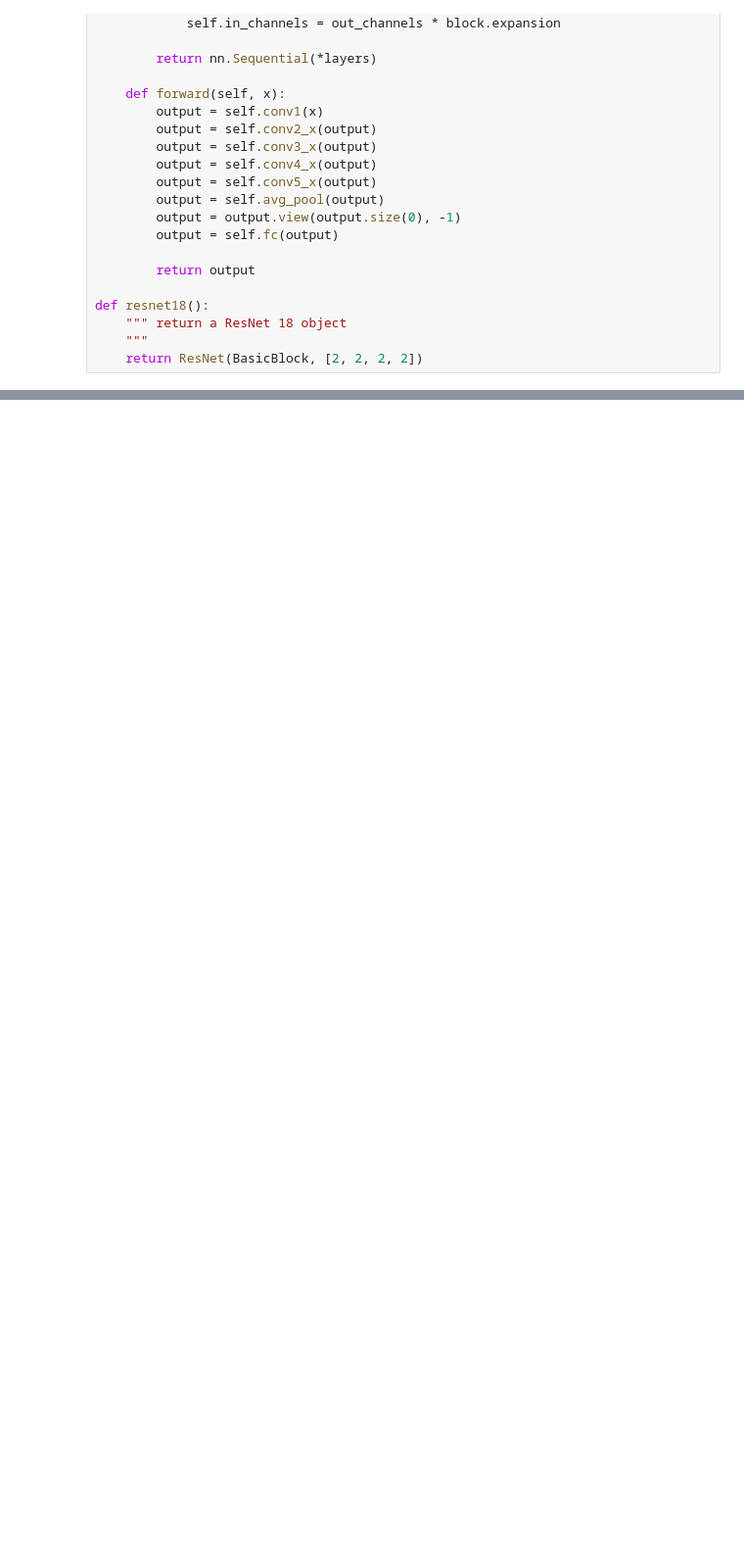
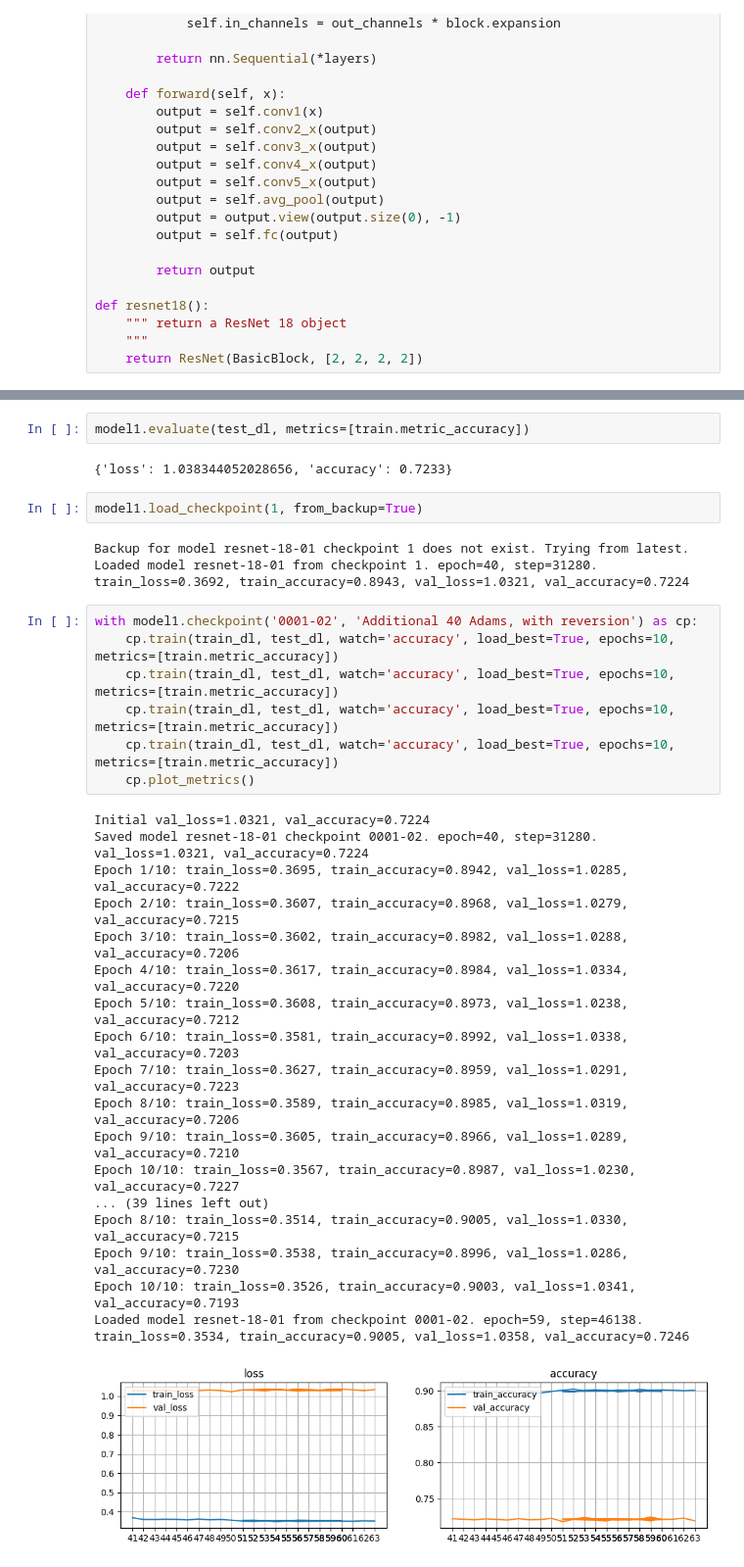
Before and after one commit to vaharoni/cv-sprint, a Jupyter notebook: models/05-resnet-03.ipynb, the cells around one changed output, grey strips where cells are left out. Shown: that part at 98% size. Saved outputs shown, nothing was run; the diff lists cells and outputs as text; blank space fills up the shorter version.

```diff
--- a/models/05-resnet-03.ipynb
+++ b/models/05-resnet-03.ipynb
@@ -180 +270,36 @@ Loaded model resnet-18-01 from checkpoint 0001. epoch=8, step=6256. train_loss=1
+# %%
+model1.evaluate(test_dl, metrics=[train.metric_accuracy])
+# %% [output]
+{'loss': 1.038344052028656, 'accuracy': 0.7233}
+# %%
+model1.load_checkpoint(1, from_backup=True)
+# %% [output]
+Backup for model resnet-18-01 checkpoint 1 does not exist. Trying from latest.
+Loaded model resnet-18-01 from checkpoint 1. epoch=40, step=31280. train_loss=0.3692, train_accuracy=0.8943, val_loss=1.0321, val_accuracy=0.7224
+# %%
+with model1.checkpoint('0001-02', 'Additional 40 Adams, with reversion') as cp:
+    cp.train(train_dl, test_dl, watch='accuracy', load_best=True, epochs=10, metrics=[train.metric_accuracy])
+    cp.train(train_dl, test_dl, watch='accuracy', load_best=True, epochs=10, metrics=[train.metric_accuracy])
+    cp.train(train_dl, test_dl, watch='accuracy', load_best=True, epochs=10, metrics=[train.metric_accuracy])
+    cp.train(train_dl, test_dl, watch='accuracy', load_best=True, epochs=10, metrics=[train.metric_accuracy])
+    cp.plot_metrics()
+# %% [output]
+Initial val_loss=1.0321, val_accuracy=0.7224
+Saved model resnet-18-01 checkpoint 0001-02. epoch=40, step=31280. val_loss=1.0321, val_accuracy=0.7224
+Epoch 1/10: train_loss=0.3695, train_accuracy=0.8942, val_loss=1.0285, val_accuracy=0.7222
+Epoch 2/10: train_loss=0.3607, train_accuracy=0.8968, val_loss=1.0279, val_accuracy=0.7215
+Epoch 3/10: train_loss=0.3602, train_accuracy=0.8982, val_loss=1.0288, val_accuracy=0.7206
+Epoch 4/10: train_loss=0.3617, train_accuracy=0.8984, val_loss=1.0334, val_accuracy=0.7220
+Epoch 5/10: train_loss=0.3608, train_accuracy=0.8973, val_loss=1.0238, val_accuracy=0.7212
+Epoch 6/10: train_loss=0.3581, train_accuracy=0.8992, val_loss=1.0338, val_accuracy=0.7203
+Epoch 7/10: train_loss=0.3627, train_accuracy=0.8959, val_loss=1.0291, val_accuracy=0.7223
+Epoch 8/10: train_loss=0.3589, train_accuracy=0.8985, val_loss=1.0319, val_accuracy=0.7206
+Epoch 9/10: train_loss=0.3605, train_accuracy=0.8966, val_loss=1.0289, val_accuracy=0.7210
+Epoch 10/10: train_loss=0.3567, train_accuracy=0.8987, val_loss=1.0230, val_accuracy=0.7227
+... (39 lines left out)
+Epoch 8/10: train_loss=0.3514, train_accuracy=0.9005, val_loss=1.0330, val_accuracy=0.7215
+Epoch 9/10: train_loss=0.3538, train_accuracy=0.8996, val_loss=1.0286, val_accuracy=0.7230
+Epoch 10/10: train_loss=0.3526, train_accuracy=0.9003, val_loss=1.0341, val_accuracy=0.7193
+Loaded model resnet-18-01 from checkpoint 0001-02. epoch=59, step=46138. train_loss=0.3534, train_accuracy=0.9005, val_loss=1.0358, val_accuracy=0.7246
+[figure, added]
 # %%
```
Also changed, not shown: parts of 18 cells of this notebook, 2 other files.
